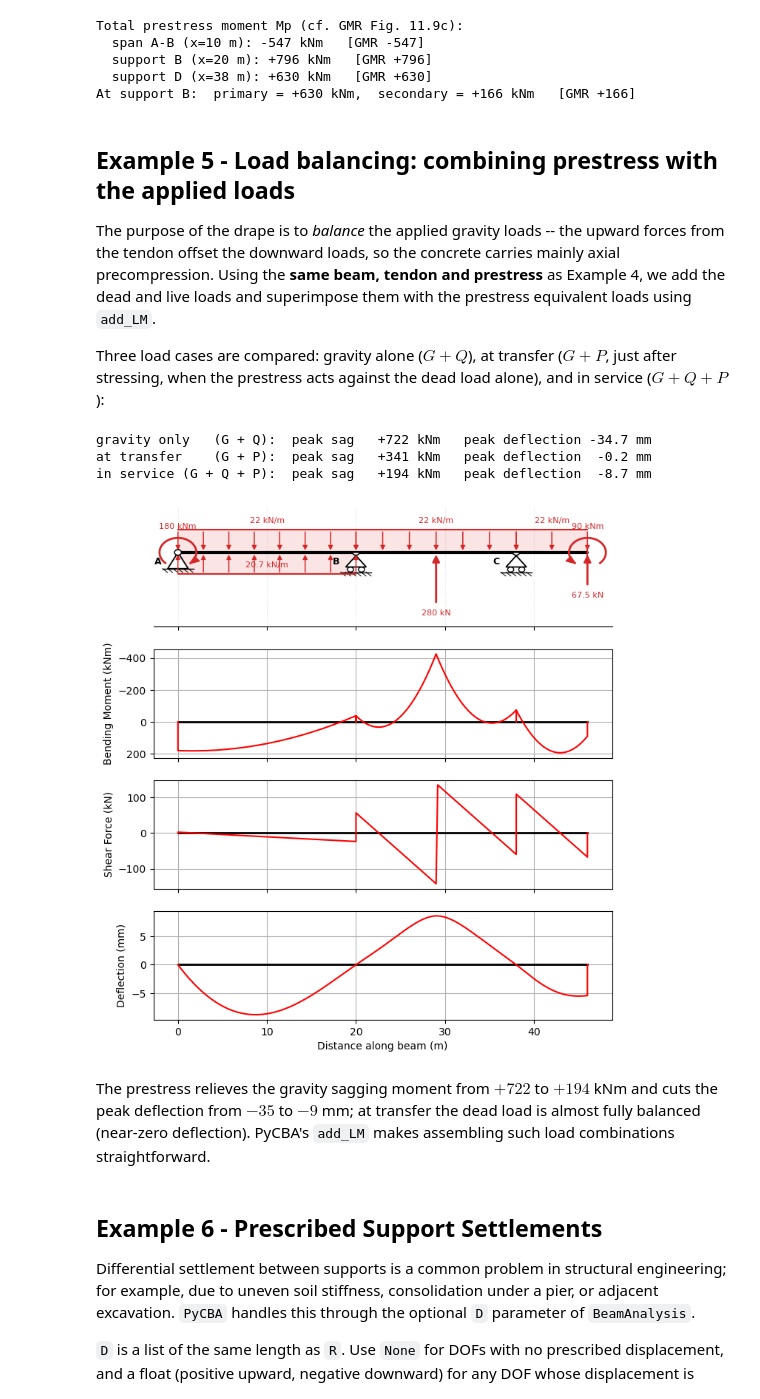
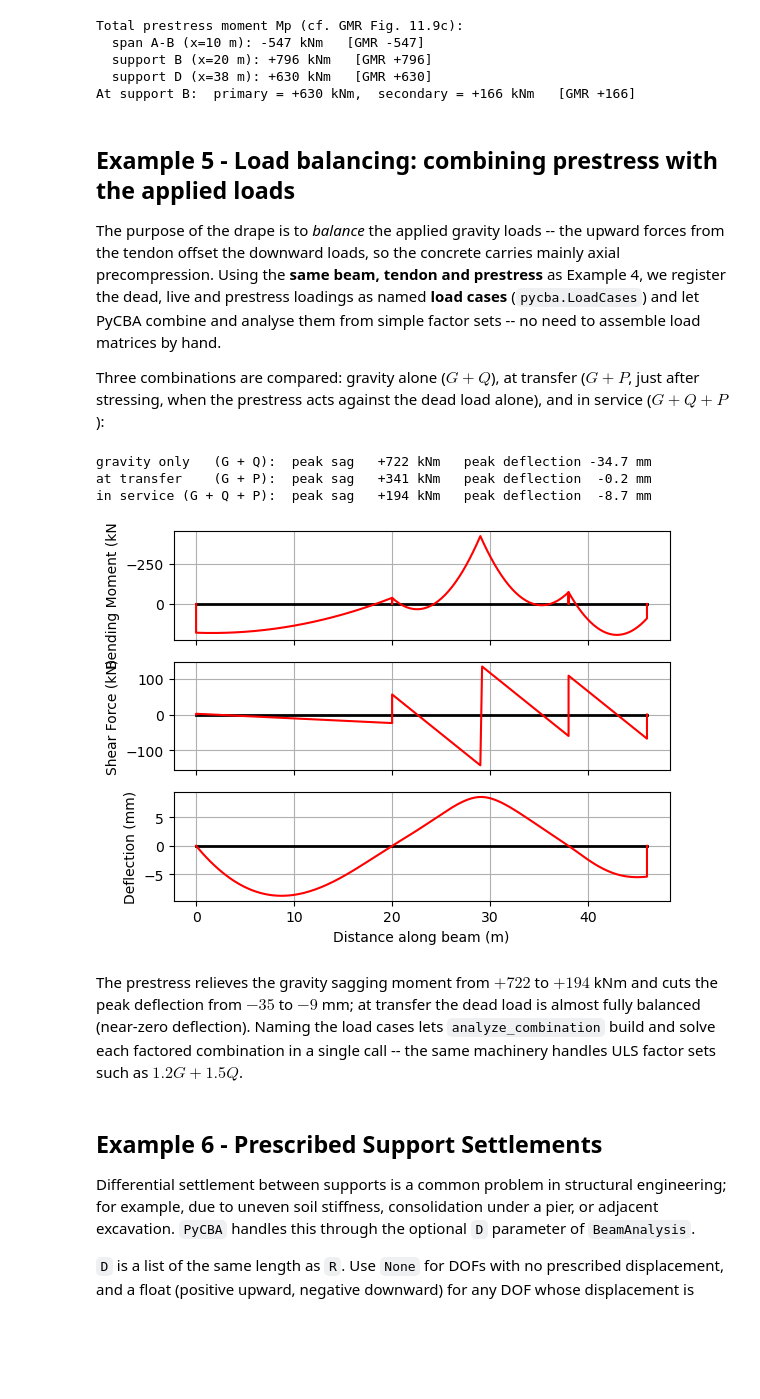
Before and after one commit to ccaprani/pycba, a Jupyter notebook: docs/source/notebooks/intro.ipynb, the cells around one changed output. Drawn from its saved outputs; the diff is of its cells as text; code cells hidden in the pictures; blank space fills up the shorter version.

Commit message:
docs: use the LoadCases API for the Example 5 load combinations
Replace the hand-written load-matrix list comprehensions with named load
cases: register dead, live and prestress via pycba.LoadCases (the dead/live
UDLs through LoadCase.add_all_spans_udl) and form the gravity/transfer/service
states with analyze_combination factor sets, instead of assembling and
superimposing load matrices by hand.

Co-Authored-By: Claude Opus 4.8 <noreply@anthropic.com>

```diff
--- a/docs/source/notebooks/intro.ipynb
+++ b/docs/source/notebooks/intro.ipynb
@@ -203,35 +203,32 @@ At support B:  primary = +630 kNm,  secondary = +166 kNm   [GMR +166]
 # %% [markdown]
 ## Example 5 - Load balancing: combining prestress with the applied loads
 
-The purpose of the drape is to *balance* the applied gravity loads -- the upward forces from the tendon offset the downward loads, so the concrete carries mainly axial precompression. Using the **same beam, tendon and prestress** as Example 4, we add the dead and live loads and superimpose them with the prestress equivalent loads using `add_LM`.
+The purpose of the drape is to *balance* the applied gravity loads -- the upward forces from the tendon offset the downward loads, so the concrete carries mainly axial precompression. Using the **same beam, tendon and prestress** as Example 4, we register the dead, live and prestress loadings as named **load cases** (`pycba.LoadCases`) and let PyCBA combine and analyse them from simple factor sets -- no need to assemble load matrices by hand.
 
-Three load cases are compared: gravity alone ($G+Q$), at transfer ($G+P$, just after stressing, when the prestress acts against the dead load alone), and in service ($G+Q+P$):
+Three combinations are compared: gravity alone ($G+Q$), at transfer ($G+P$, just after stressing, when the prestress acts against the dead load alone), and in service ($G+Q+P$):
 # %%
-g, q = 12.0, 10.0                          # dead and live UDL (kN/m)
-LMg  = [[s, 1, g]     for s in (1, 2, 3)]  # dead alone (for the transfer case)
-LMgq = [[s, 1, g + q] for s in (1, 2, 3)]  # dead + live (service gravity)
+lc = cba.LoadCases(beam)
+lc.case("dead").add_all_spans_udl(beam, 12.0)   # 12 kN/m dead UDL on every span
+lc.case("live").add_all_spans_udl(beam, 10.0)   # 10 kN/m live UDL on every span
+lc.add_case("prestress", LMp)                    # the prestress equivalent loads
 
-cases = {
-    "gravity only   (G + Q)": LMgq,
-    "at transfer    (G + P)": cba.add_LM(LMg, LMp),
-    "in service (G + Q + P)": cba.add_LM(LMgq, LMp),
+combos = {
+    "gravity only   (G + Q)": {"dead": 1, "live": 1},
+    "at transfer    (G + P)": {"dead": 1, "prestress": 1},
+    "in service (G + Q + P)": {"dead": 1, "live": 1, "prestress": 1},
 }
-for name, LM in cases.items():
-    beam.set_loads(LM)
-    beam.analyze()
-    res = beam.beam_results.results
+for name, factors in combos.items():
+    res = lc.analyze_combination(factors).beam_results.results
     print(f"{name}:  peak sag {res.M.max():+6.0f} kNm   peak deflection {res.D.min()*1e3:+5.1f} mm")
 
-beam.set_loads(cases["in service (G + Q + P)"])
-beam.analyze()
-beam.plot_results();
+lc.analyze_combination(combos["in service (G + Q + P)"]).plot_results(show_beam=False);
 # %% [output]
 gravity only   (G + Q):  peak sag   +722 kNm   peak deflection -34.7 mm
 at transfer    (G + P):  peak sag   +341 kNm   peak deflection  -0.2 mm
 in service (G + Q + P):  peak sag   +194 kNm   peak deflection  -8.7 mm
-[figure, old version]
+[figure, new version]
 # %% [markdown]
-The prestress relieves the gravity sagging moment from $+722$ to $+194$ kNm and cuts the peak deflection from $-35$ to $-9$ mm; at transfer the dead load is almost fully balanced (near-zero deflection). PyCBA's `add_LM` makes assembling such load combinations straightforward.
+The prestress relieves the gravity sagging moment from $+722$ to $+194$ kNm and cuts the peak deflection from $-35$ to $-9$ mm; at transfer the dead load is almost fully balanced (near-zero deflection). Naming the load cases lets `analyze_combination` build and solve each factored combination in a single call -- the same machinery handles ULS factor sets such as $1.2G + 1.5Q$.
 # %% [markdown]
 ## Example 6 - Prescribed Support Settlements
 
```
